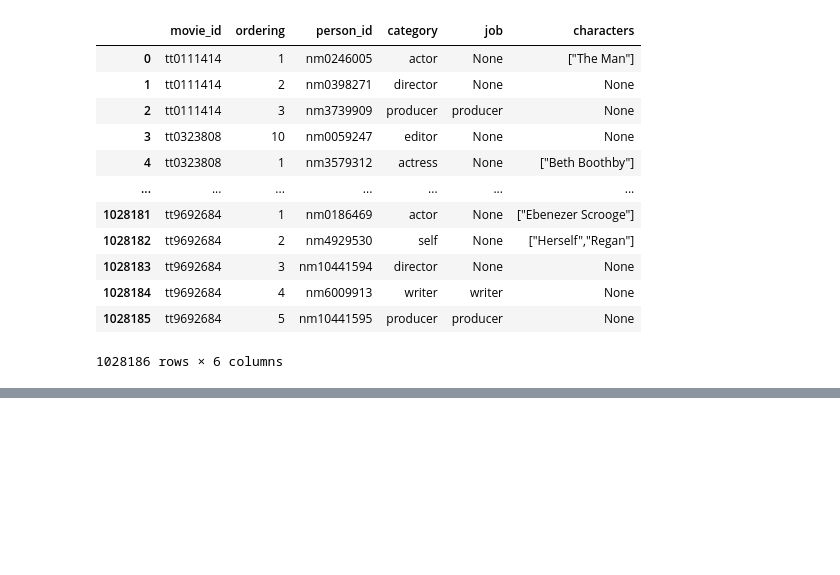
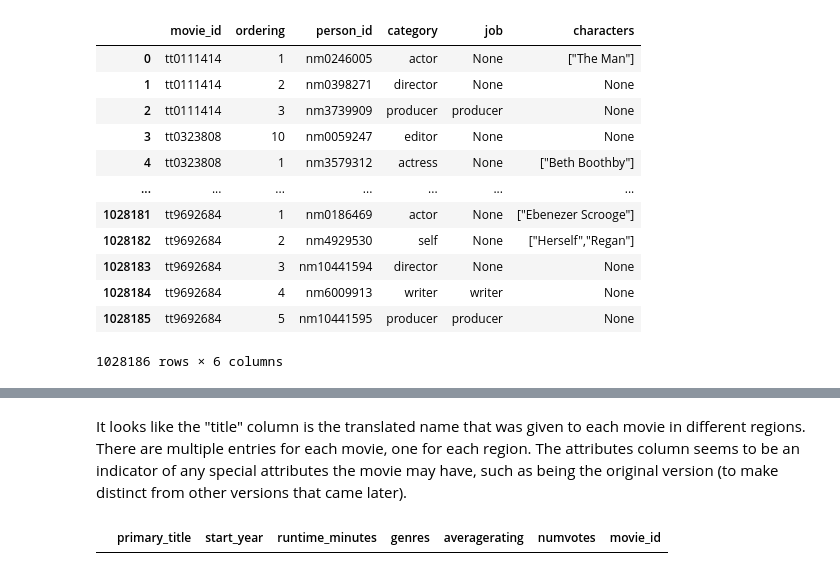
Before and after one commit to Davidkeebler/Real-Box-Office-Analysis, a Jupyter notebook: index.ipynb, the cells around one changed output, grey strips where cells are left out. Drawn from its saved outputs; the diff is of its cells as text; code cells hidden in the pictures; blank space fills up the shorter version.

```diff
--- a/index.ipynb
+++ b/index.ipynb
@@ -131,0 +190,13 @@ principalsdf
+# %% [markdown]
+It looks like the "title" column is the translated name that was given to each movie in different regions. There are multiple entries for each movie, one for each region. The attributes column seems to be an indicator of any special attributes the movie may have, such as being the original version (to make distinct from other versions that came later).
+# %%
+q = """
+SELECT primary_title, start_year, runtime_minutes, genres, averagerating, numvotes, MB.movie_id
+  FROM movie_basics as MB
+  JOIN movie_ratings as MR
+      ON(MB.movie_id)
+"""
+imdbdf = pd.read_sql(q, conn)
+imdbdf
+# %% [output]
+|  | primary_title | start_year | runtime_minutes | genres | averagerating | numvotes | movie_id |
```
Also changed, not shown: parts of 7 cells of this notebook.
